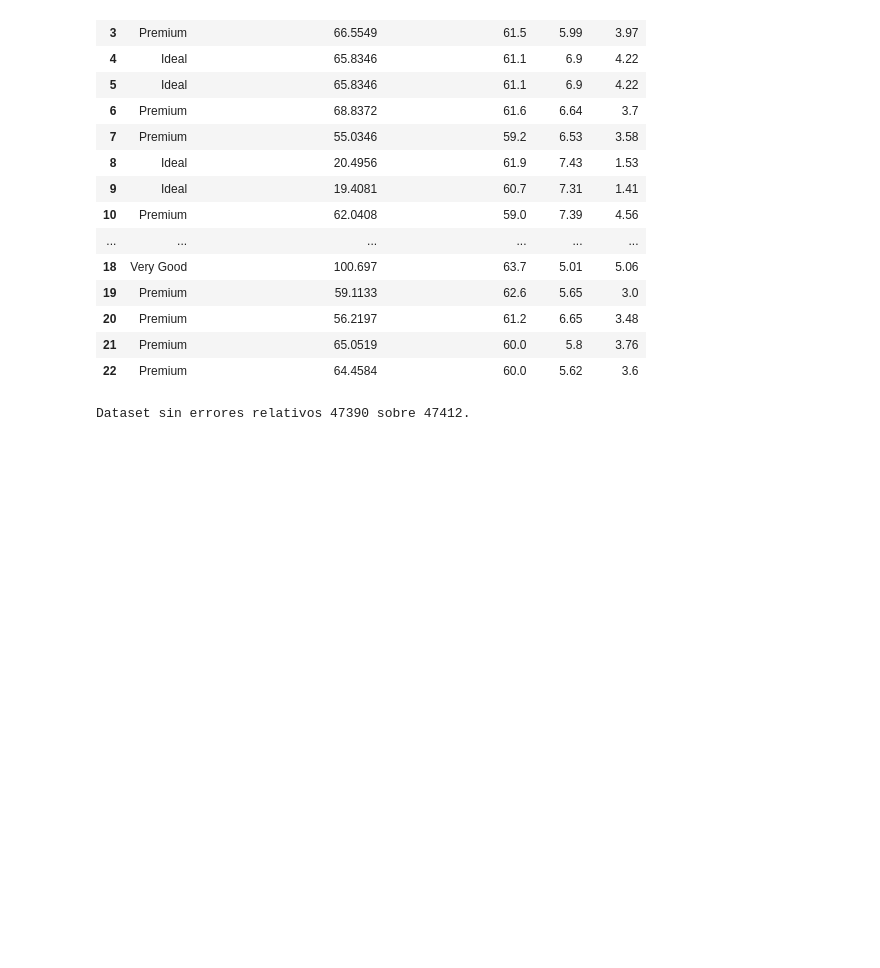
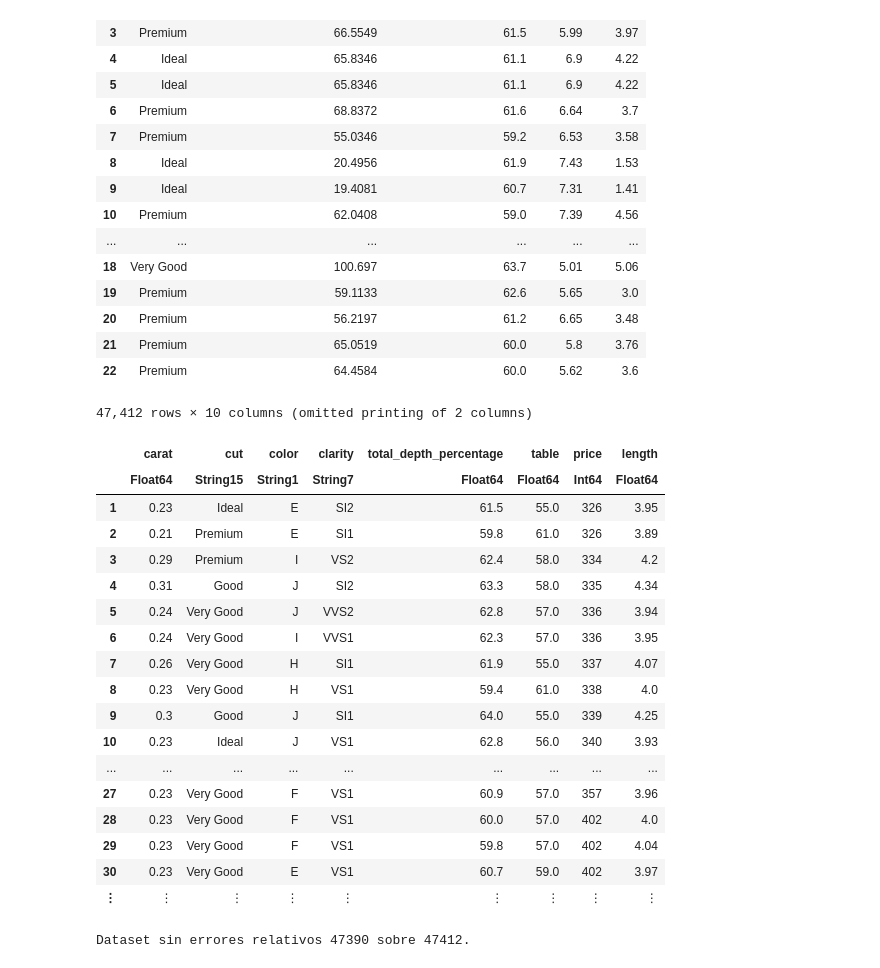
Before and after one commit to bautista225/diamonds-classification, a Jupyter notebook: ml_group_practice.ipynb, the cells around one changed output. Cells and saved outputs as stored; diff of their text form; code cells hidden in the pictures; blank space fills up the shorter version.

```diff
--- a/ml_group_practice.ipynb
+++ b/ml_group_practice.ipynb
@@ -261,6 +280,28 @@ Rows with a relative error greater or equal to 5.0% :
 | 20 | Premium | 56.2197 | 61.2 | 6.65 | 3.48 |
 | 21 | Premium | 65.0519 | 60.0 | 5.8 | 3.76 |
 | 22 | Premium | 64.4584 | 60.0 | 5.62 | 3.6 |
+# %%
+df_without_duplicates = df_without_duplicates[!,Not(:total_depth_percentage_check)]
+# %% [output]
+47,412 rows × 10 columns (omitted printing of 2 columns)
+|  | carat | cut | color | clarity | total_depth_percentage | table | price | length |
+|  | Float64 | String15 | String1 | String7 | Float64 | Float64 | Int64 | Float64 |
+| 1 | 0.23 | Ideal | E | SI2 | 61.5 | 55.0 | 326 | 3.95 |
+| 2 | 0.21 | Premium | E | SI1 | 59.8 | 61.0 | 326 | 3.89 |
+| 3 | 0.29 | Premium | I | VS2 | 62.4 | 58.0 | 334 | 4.2 |
+| 4 | 0.31 | Good | J | SI2 | 63.3 | 58.0 | 335 | 4.34 |
+| 5 | 0.24 | Very Good | J | VVS2 | 62.8 | 57.0 | 336 | 3.94 |
+| 6 | 0.24 | Very Good | I | VVS1 | 62.3 | 57.0 | 336 | 3.95 |
+| 7 | 0.26 | Very Good | H | SI1 | 61.9 | 55.0 | 337 | 4.07 |
+| 8 | 0.23 | Very Good | H | VS1 | 59.4 | 61.0 | 338 | 4.0 |
+| 9 | 0.3 | Good | J | SI1 | 64.0 | 55.0 | 339 | 4.25 |
+| 10 | 0.23 | Ideal | J | VS1 | 62.8 | 56.0 | 340 | 3.93 |
+| ... | ... | ... | ... | ... | ... | ... | ... | ... |
+| 27 | 0.23 | Very Good | F | VS1 | 60.9 | 57.0 | 357 | 3.96 |
+| 28 | 0.23 | Very Good | F | VS1 | 60.0 | 57.0 | 402 | 4.0 |
+| 29 | 0.23 | Very Good | F | VS1 | 59.8 | 57.0 | 402 | 4.04 |
+| 30 | 0.23 | Very Good | E | VS1 | 60.7 | 59.0 | 402 | 3.97 |
+| ⋮ | ⋮ | ⋮ | ⋮ | ⋮ | ⋮ | ⋮ | ⋮ | ⋮ |
 # %%
 df_without_relative_errors = df_without_duplicates[.!error_values_indices, :]
 
```
Also changed, not shown: parts of 3 cells of this notebook, 1 other file.
